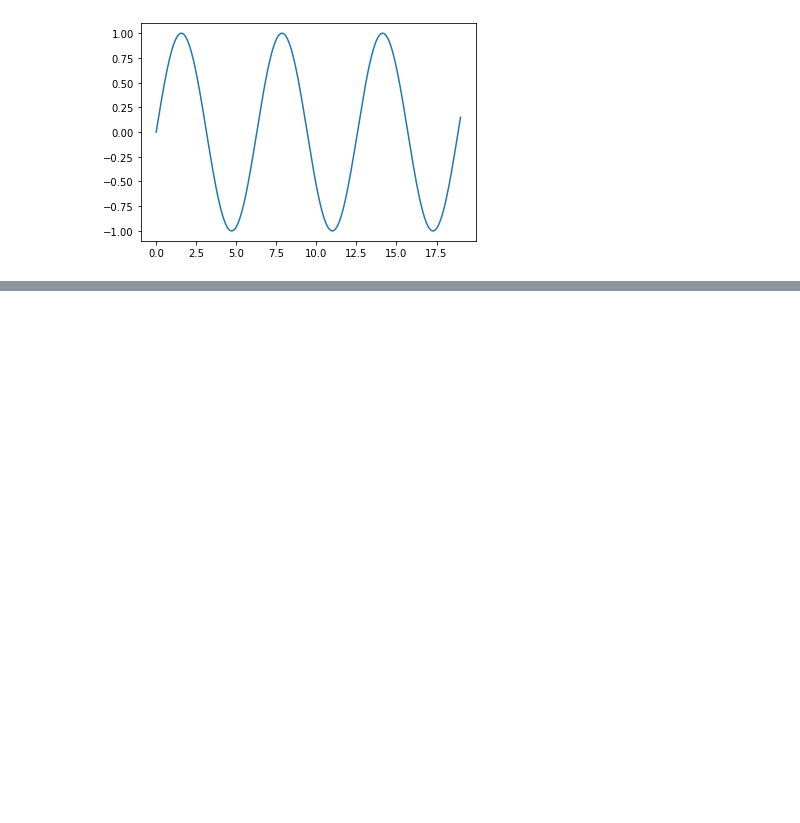
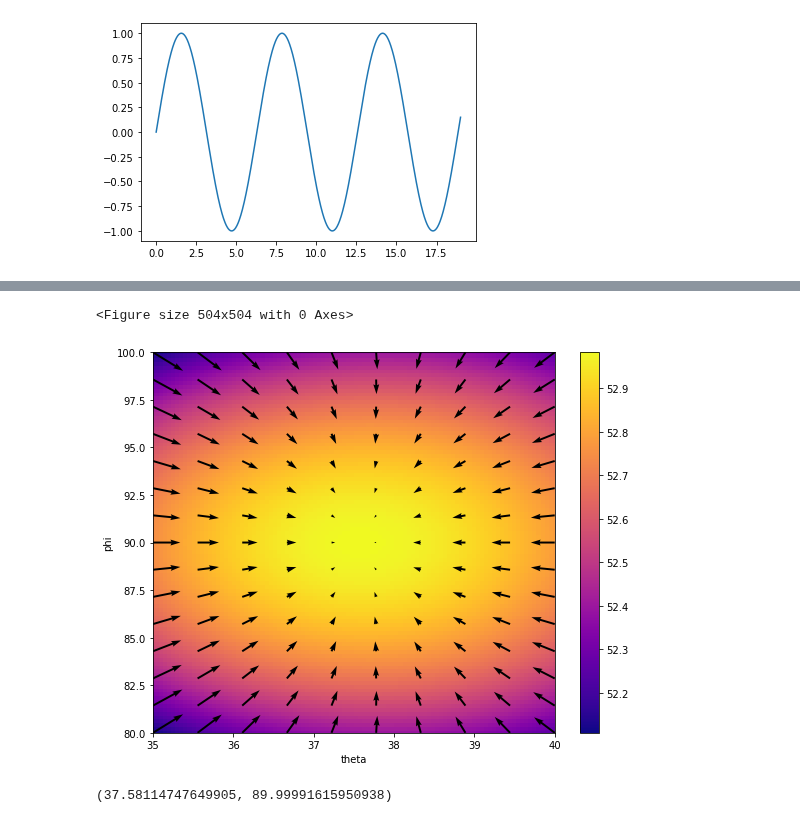
Before and after one commit to Sakurajima-sight/Mathematics-for-programmers-Python, a Jupyter notebook: Chapter 12/Untitled.ipynb, the cells around one changed output, grey strips where cells are left out. Drawn from its saved outputs; the diff is of its cells as text; code cells hidden in the pictures; blank space fills up the shorter version.

```diff
--- a/Chapter 12/Untitled.ipynb
+++ b/Chapter 12/Untitled.ipynb
@@ -319,0 +395,9 @@ def trajectory3d(theta,phi,speed=20,height=0,dt=0.01,g=-9.81,elevation=flat_grou
+# %%
+scalar_field_heatmap(landing_distance,35,40,80,100)
+plot_vector_field(landing_distance_gradient,35,40,80,100,xsteps=10,ysteps=15,color='k')
+plt.xlabel('theta')
+plt.ylabel('phi')
+plt.gcf().set_size_inches(9,7)
+# %% [output]
+<Figure size 504x504 with 0 Axes>
+[figure, added]
@@ -319,0 +414,4 @@ def trajectory3d(theta,phi,speed=20,height=0,dt=0.01,g=-9.81,elevation=flat_grou
+# %%
+gradient_ascent(landing_distance,36,83)
+# %% [output]
+(37.58114747649905, 89.99991615950938)
```
Also changed, not shown: parts of 35 cells of this notebook.
